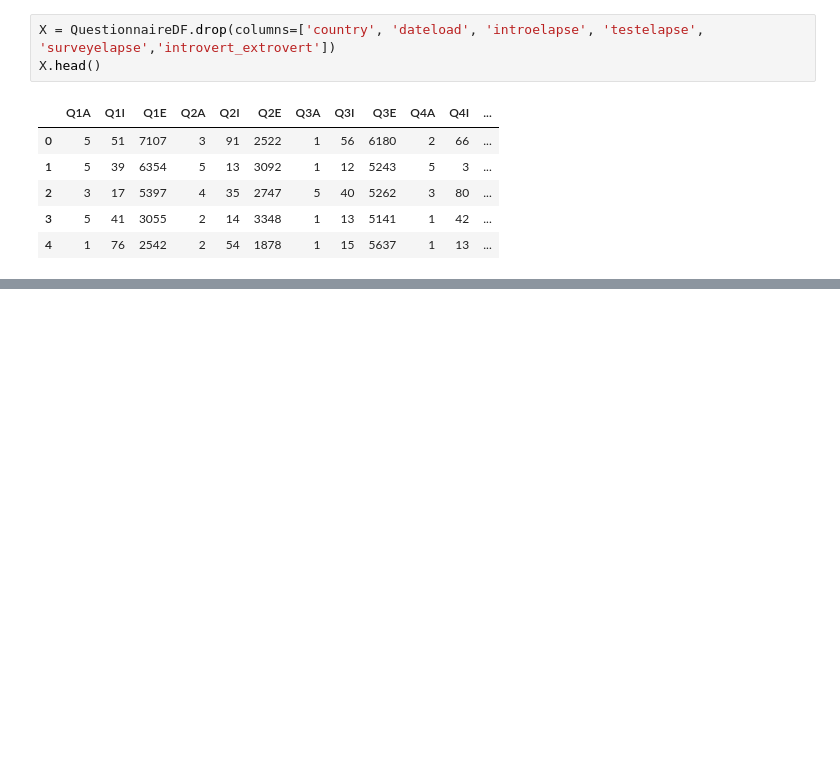
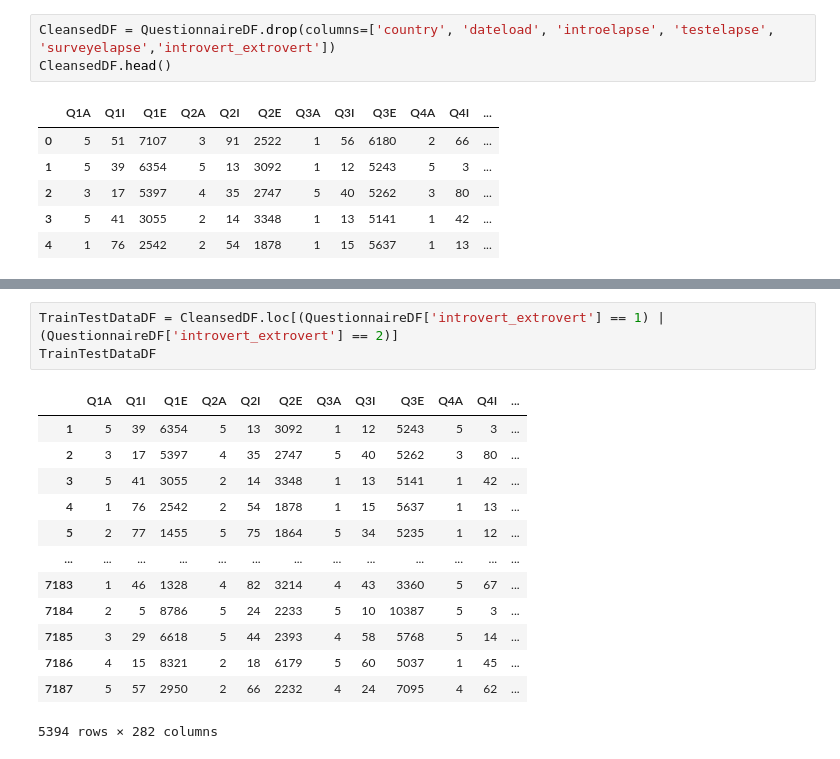
Before and after one commit to skesamsetty/ML_Project, a Jupyter notebook: code/fetchDB.ipynb, the cells around one changed output, grey strips where cells are left out. Cells and saved outputs as stored; diff of their text form; blank space fills up the shorter version.

```diff
--- a/code/fetchDB.ipynb
+++ b/code/fetchDB.ipynb
@@ -54,6 +85,6 @@ QuestionnaireDF.head()
 # %%
-X = QuestionnaireDF.drop(columns=['country', 'dateload', 'introelapse', 'testelapse', 'surveyelapse','introvert_extrovert'])
-X.head()
+CleansedDF = QuestionnaireDF.drop(columns=['country', 'dateload', 'introelapse', 'testelapse', 'surveyelapse','introvert_extrovert'])
+CleansedDF.head()
 # %% [output]
 |  | Q1A | Q1I | Q1E | Q2A | Q2I | Q2E | Q3A | Q3I | Q3E | Q4A | Q4I | ... |
 | 0 | 5 | 51 | 7107 | 3 | 91 | 2522 | 1 | 56 | 6180 | 2 | 66 | ... |
@@ -64 +137,18 @@ X.head()
+# %%
+TrainTestDataDF = CleansedDF.loc[(QuestionnaireDF['introvert_extrovert'] == 1) | (QuestionnaireDF['introvert_extrovert'] == 2)]
+TrainTestDataDF
+# %% [output]
+|  | Q1A | Q1I | Q1E | Q2A | Q2I | Q2E | Q3A | Q3I | Q3E | Q4A | Q4I | ... |
+| 1 | 5 | 39 | 6354 | 5 | 13 | 3092 | 1 | 12 | 5243 | 5 | 3 | ... |
+| 2 | 3 | 17 | 5397 | 4 | 35 | 2747 | 5 | 40 | 5262 | 3 | 80 | ... |
+| 3 | 5 | 41 | 3055 | 2 | 14 | 3348 | 1 | 13 | 5141 | 1 | 42 | ... |
+| 4 | 1 | 76 | 2542 | 2 | 54 | 1878 | 1 | 15 | 5637 | 1 | 13 | ... |
+| 5 | 2 | 77 | 1455 | 5 | 75 | 1864 | 5 | 34 | 5235 | 1 | 12 | ... |
+| ... | ... | ... | ... | ... | ... | ... | ... | ... | ... | ... | ... | ... |
+| 7183 | 1 | 46 | 1328 | 4 | 82 | 3214 | 4 | 43 | 3360 | 5 | 67 | ... |
+| 7184 | 2 | 5 | 8786 | 5 | 24 | 2233 | 5 | 10 | 10387 | 5 | 3 | ... |
+| 7185 | 3 | 29 | 6618 | 5 | 44 | 2393 | 4 | 58 | 5768 | 5 | 14 | ... |
+| 7186 | 4 | 15 | 8321 | 2 | 18 | 6179 | 5 | 60 | 5037 | 1 | 45 | ... |
+| 7187 | 5 | 57 | 2950 | 2 | 66 | 2232 | 4 | 24 | 7095 | 4 | 62 | ... |
+5394 rows × 282 columns
 # %%
```
Also changed, not shown: parts of 13 cells of this notebook, 2 other files.
